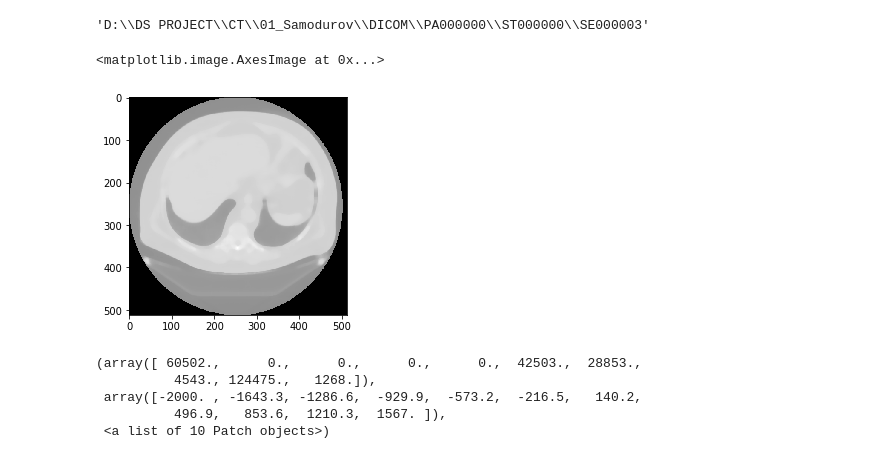
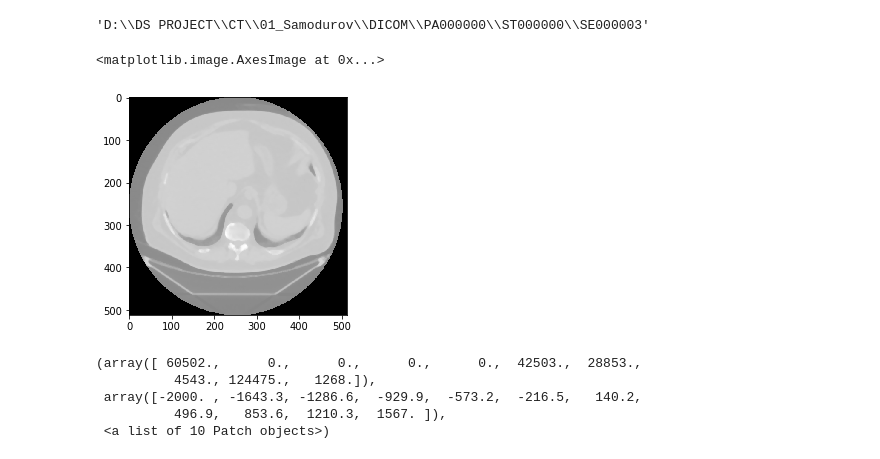
Before and after one commit to IUCVLab/ctscan, a Jupyter notebook: notebooks/Aorta Segmentation of CT scan Images.ipynb, the cells around one changed output. Cells and saved outputs as stored; diff of their text form; code cells hidden in the pictures.

```diff
--- a/notebooks/Aorta Segmentation of CT scan Images.ipynb
+++ b/notebooks/Aorta Segmentation of CT scan Images.ipynb
@@ -48,14 +48,14 @@ def plot_ct_scan(scan):
 
 plot_ct_scan(images)
 # %%
-imgg = images[360]
-# imgg = images[375]
-imgg = cv2.medianBlur(imgg, 15)
+# imgg = images[360]
+imgg = images[375]
+imgg = cv2.medianBlur(imgg, 7)
 
 plt.imshow(imgg, cmap='gray')
 # %% [output]
 <matplotlib.image.AxesImage at 0x...>
-[figure, old version]
+[figure, new version]
 # %%
 plt.hist(imgg.flatten())
 # %% [output]
```
Also changed, not shown: parts of 5 cells of this notebook.
